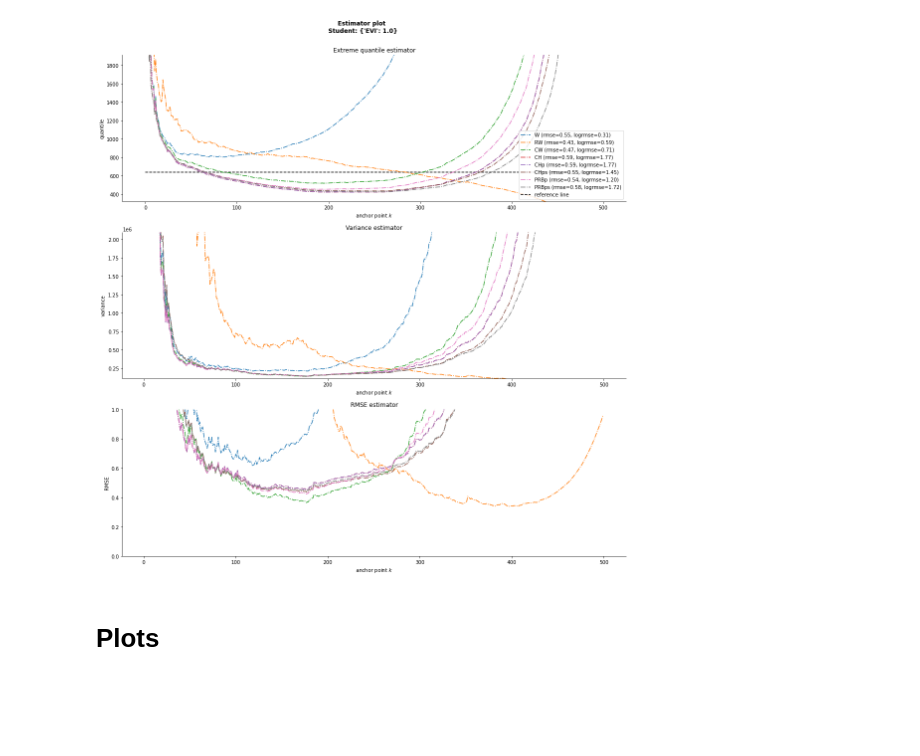
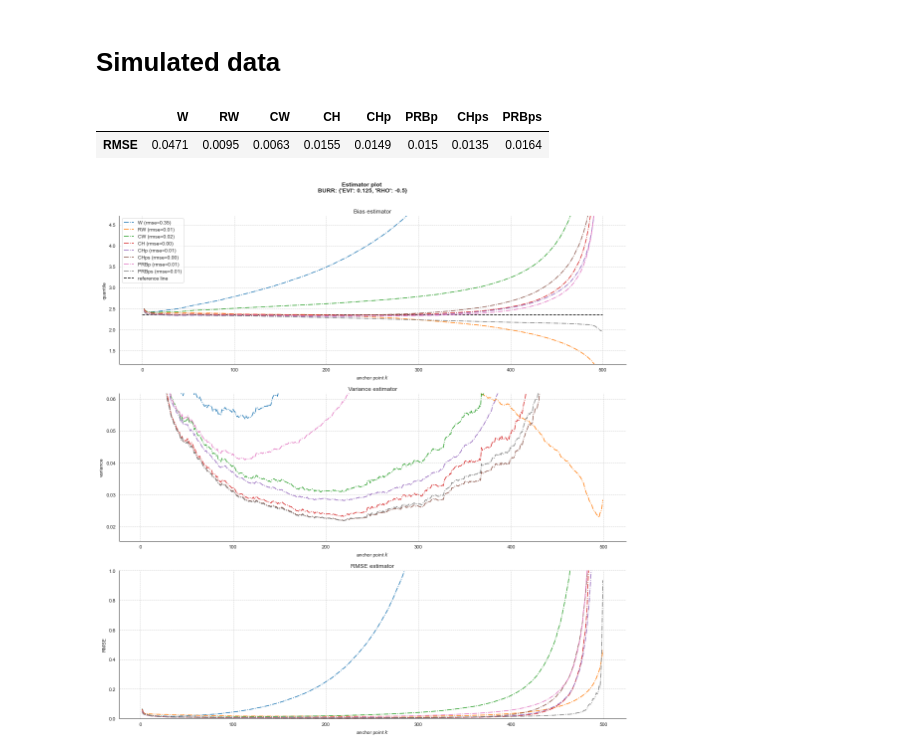
Before and after one commit to michael-allouche/refined-weissman, a Jupyter notebook: revisited_weissman-Notebook.ipynb, the cells around one changed output. Cells and saved outputs as stored; diff of their text form; code cells hidden in the pictures; blank space fills up the shorter version.

```diff
--- a/revisited_weissman-Notebook.ipynb
+++ b/revisited_weissman-Notebook.ipynb
@@ -417,7 +0,0 @@ evt_estimators(n_replications=500,params={"evi":1.}, distribution="student", met
-# %%
-statsviz.evt_quantile_plot(n_replications=500, params={"evi":1.}, distribution="student",
-                           metric="mean", n_data=500)
-# %% [output]
-[figure, removed]
-# %% [markdown]
-# Plots
@@ -423,0 +14,15 @@ statsviz.evt_quantile_plot(n_replications=500, params={"evi":1.}, distribution="
+# %% [markdown]
+# Simulated data
+# %%
+evt_estimators(n_replications=1000, params={"evi":0.125, "rho": -1.},
+                distribution="burr",
+               n_data=500, n_quantile="2n")
+# %% [output]
+|  | W | RW | CW | CH | CHp | PRBp | CHps | PRBps |
+| RMSE | 0.0471 | 0.0095 | 0.0063 | 0.0155 | 0.0149 | 0.015 | 0.0135 | 0.0164 |
+# %%
+statsviz.evt_quantile_plot(n_replications=1000, params={"evi":0.125, "rho": -0.5},
+                           distribution="burr",
+                            n_data=500, n_quantile="2n")
+# %% [output]
+[figure, added]
```
Also changed, not shown: parts of 81 cells of this notebook, 48 other files.
